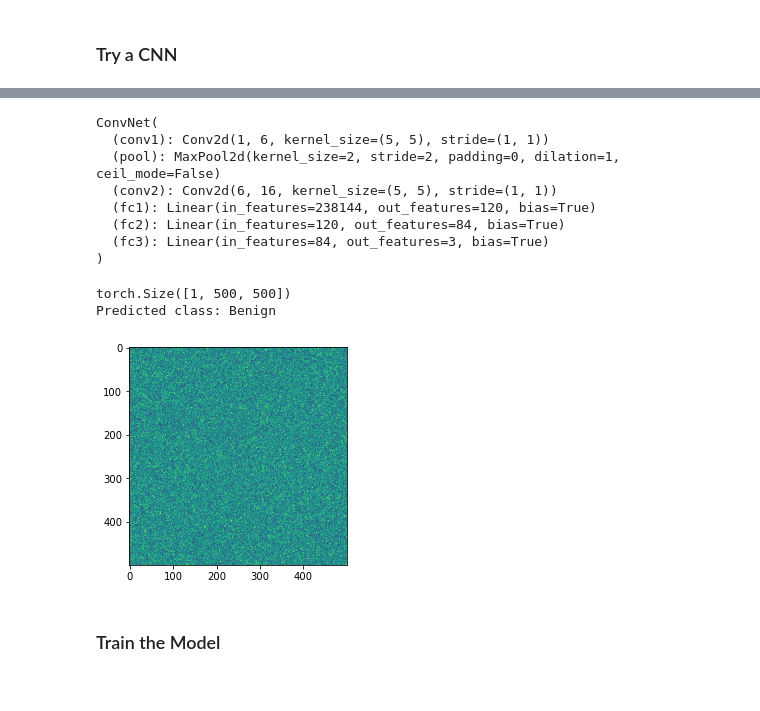
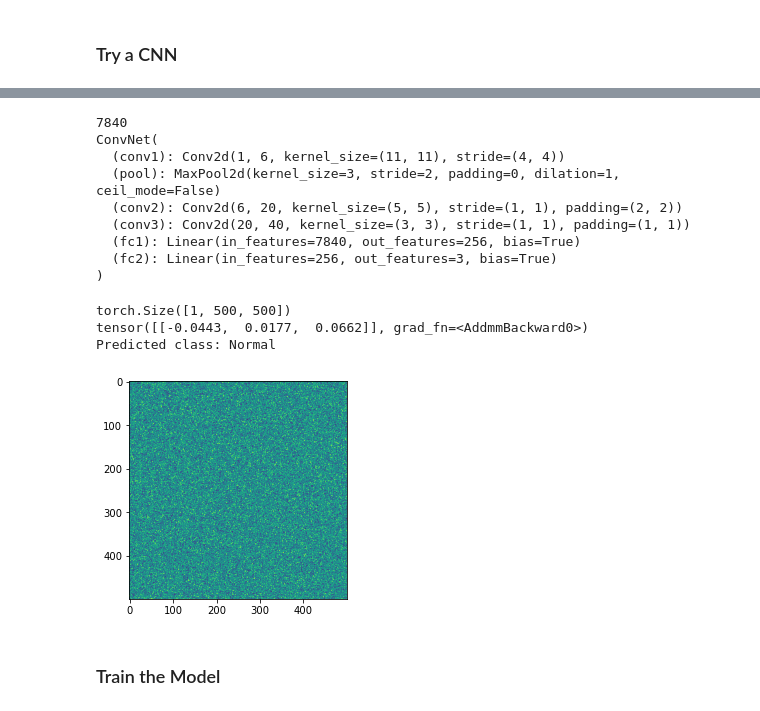
Before and after one commit to johnleh/Comp562-Final-Project, a Jupyter notebook: Comp562 Final Project.ipynb, the cells around one changed output, grey strips where cells are left out. Cells and saved outputs as stored; diff of their text form; code cells hidden in the pictures.

```diff
--- a/Comp562 Final Project.ipynb
+++ b/Comp562 Final Project.ipynb
@@ -26,7 +26,9 @@ import os
 data_dir = './data/Dataset_BUSI_with_GT_no_masks/'  # image directory
 
     # Here, we can add and extra convolutions/filters/etc of our own to the data
-transform = transforms.Compose([transforms.CenterCrop(500), transforms.Grayscale(), transforms.ToTensor()])  # crop all to same size, transform to tensors
+img_width = 500
+img_height = 500
+transform = transforms.Compose([transforms.CenterCrop((img_width, img_height)), transforms.Grayscale(), transforms.ToTensor()])  # crop all to same size, transform to tensors
 dataset = datasets.ImageFolder(data_dir, transform=transform)  # load images
 
 # Something is funky about their shape...
@@ -473,58 +507,66 @@ torch.Size([1, 16, 122, 122])
 # adapted from https://github.com/python-engineer/pytorchTutorial/blob/master/14_cnn.py
 
 import torch.nn.functional as F
-
+print(conv3params[1] * w * h)
 class ConvNet(nn.Module):
     def __init__(self):
         super(ConvNet, self).__init__()
-        self.conv1 = nn.Conv2d(1, 6, 5)   # 1 color channel, output channel size 6, kernel size 5
-        self.pool = nn.MaxPool2d(2, 2)    # kernel size 2, stride 2
+        self.conv1 = nn.Conv2d(*conv1params)   # 1 color channel, output channel size, kernel size, stride
 
-        self.conv2 = nn.Conv2d(6, 16, 5)
+        self.pool = nn.MaxPool2d(*poolparams[2:4])    # kernel size 3, stride 2
 
-        self.fc1 = nn.Linear(16 * 122 * 122, 120)
-        self.fc2 = nn.Linear(120, 84)
-        self.fc3 = nn.Linear(84, num_classes)
+        self.conv2 = nn.Conv2d(*conv2params)
+        self.conv3 = nn.Conv2d(*conv3params)
+
+#         self.conv4 = nn.Conv2d(1, 6, 11, 4, 0)
+
+        self.fc1 = nn.Linear(conv3params[1] * w * h , 256)
+#         self.fc2 = nn.Linear(120, 84)
+        self.fc2 = nn.Linear(256, num_classes)
 
     def forward(self, x):
         # -> n, 3, 32, 32
         x = self.pool(F.relu(self.conv1(x)))  # -> n, 6, 14, 14
         x = self.pool(F.relu(self.conv2(x)))  # -> n, 16, 5, 5
+        x = self.pool(F.relu(self.conv3(x)))
 #         print(x.size())
-        x = x.view(-1, 16 * 122 * 122)            # -> n, 400
+        x = x.view(-1, conv3params[1] * w * h)            # -> n, 400
         x = F.relu(self.fc1(x))               # -> n, 120
-        x = F.relu(self.fc2(x))               # -> n, 84
-        x = self.fc3(x)                       # -> n, 10
+        x = self.fc2(x)               # -> n, 84
+#         x = self.fc3(x)                       # -> n, 10
         return x
 
 model = ConvNet().to(device)
 print(model)
 # %% [output]
+7840
 ConvNet(
-  (conv1): Conv2d(1, 6, kernel_size=(5, 5), stride=(1, 1))
-  (pool): MaxPool2d(kernel_size=2, stride=2, padding=0, dilation=1, ceil_mode=False)
-  (conv2): Conv2d(6, 16, kernel_size=(5, 5), stride=(1, 1))
-  (fc1): Linear(in_features=238144, out_features=120, bias=True)
-  (fc2): Linear(in_features=120, out_features=84, bias=True)
-  (fc3): Linear(in_features=84, out_features=3, bias=True)
+  (conv1): Conv2d(1, 6, kernel_size=(11, 11), stride=(4, 4))
+  (pool): MaxPool2d(kernel_size=3, stride=2, padding=0, dilation=1, ceil_mode=False)
+  (conv2): Conv2d(6, 20, kernel_size=(5, 5), stride=(1, 1), padding=(2, 2))
+  (conv3): Conv2d(20, 40, kernel_size=(3, 3), stride=(1, 1), padding=(1, 1))
+  (fc1): Linear(in_features=7840, out_features=256, bias=True)
+  (fc2): Linear(in_features=256, out_features=3, bias=True)
 )
 # %%
 # Run the NN as is on random input
-X = torch.rand(1, 500, 500, device=device)
+X = torch.rand(1, img_width, img_height, device=device)
 # X = train_set[1][0]
 
 # print(torch.equal(X[0], X[2]))
 print(X.size())
 plt.imshow(X.squeeze())
 
 logits = model(X.unsqueeze(0))
 pred_probab = nn.Softmax(dim=1)(logits)
 y_pred = pred_probab.argmax(1)
+print(logits)
 print(f"Predicted class: {labels_map[y_pred.item()]}")
 # %% [output]
 torch.Size([1, 500, 500])
-Predicted class: Benign
+tensor([[-0.0443,  0.0177,  0.0662]], grad_fn=<AddmmBackward0>)
+Predicted class: Normal
-[figure, old version]
+[figure, new version]
 # %% [markdown]
 ### Train the Model
 # %%
```
Also changed, not shown: parts of 17 cells of this notebook.
